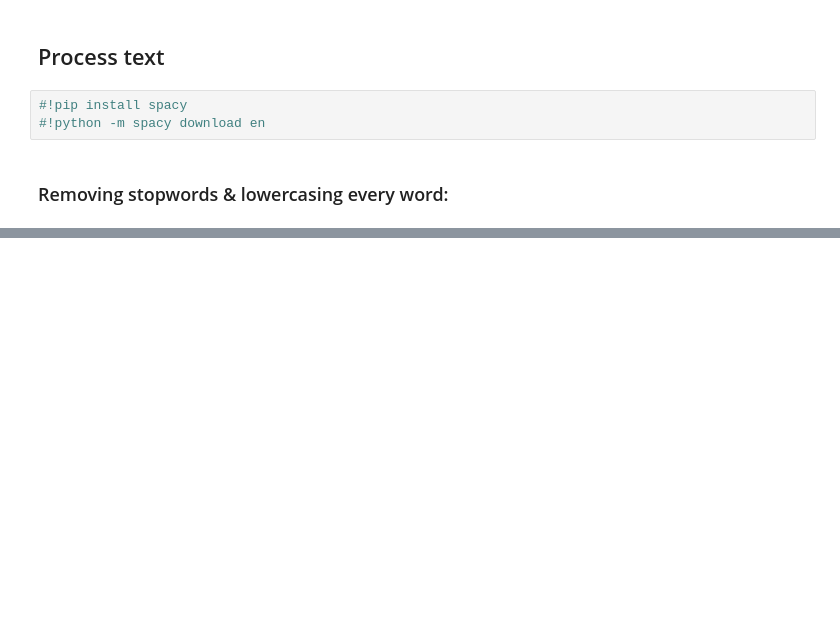
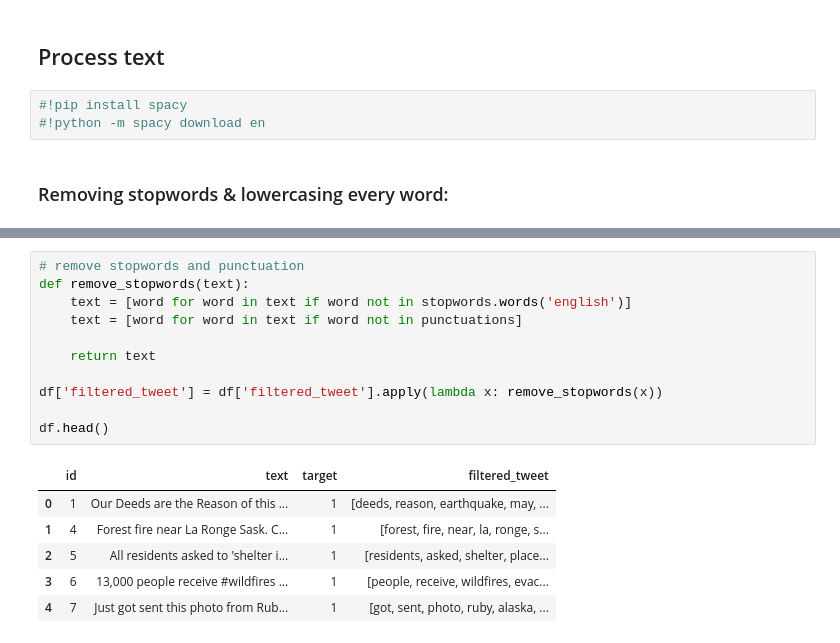
Before and after one commit to amuller9/Rolex_Project2, a Jupyter notebook: code/Samuel Main_Project2.ipynb, the cells around one changed output, grey strips where cells are left out. Drawn from its saved outputs; the diff is of its cells as text; blank space fills up the shorter version.

```diff
--- a/code/Samuel Main_Project2.ipynb
+++ b/code/Samuel Main_Project2.ipynb
@@ -113,0 +113,18 @@ AttributeError: 'str' object has no attribute 'lemma'
+# %%
+# remove stopwords and punctuation
+def remove_stopwords(text):
+    text = [word for word in text if word not in stopwords.words('english')]
+    text = [word for word in text if word not in punctuations]
+
+    return text
+
+df['filtered_tweet'] = df['filtered_tweet'].apply(lambda x: remove_stopwords(x))
+
+df.head()
+# %% [output]
+|  | id | text | target | filtered_tweet |
+| 0 | 1 | Our Deeds are the Reason of this ... | 1 | [deeds, reason, earthquake, may, ... |
+| 1 | 4 | Forest fire near La Ronge Sask. C... | 1 | [forest, fire, near, la, ronge, s... |
+| 2 | 5 | All residents asked to 'shelter i... | 1 | [residents, asked, shelter, place... |
+| 3 | 6 | 13,000 people receive #wildfires ... | 1 | [people, receive, wildfires, evac... |
+| 4 | 7 | Just got sent this photo from Rub... | 1 | [got, sent, photo, ruby, alaska, ... |
```
Also changed, not shown: parts of 16 cells of this notebook.
